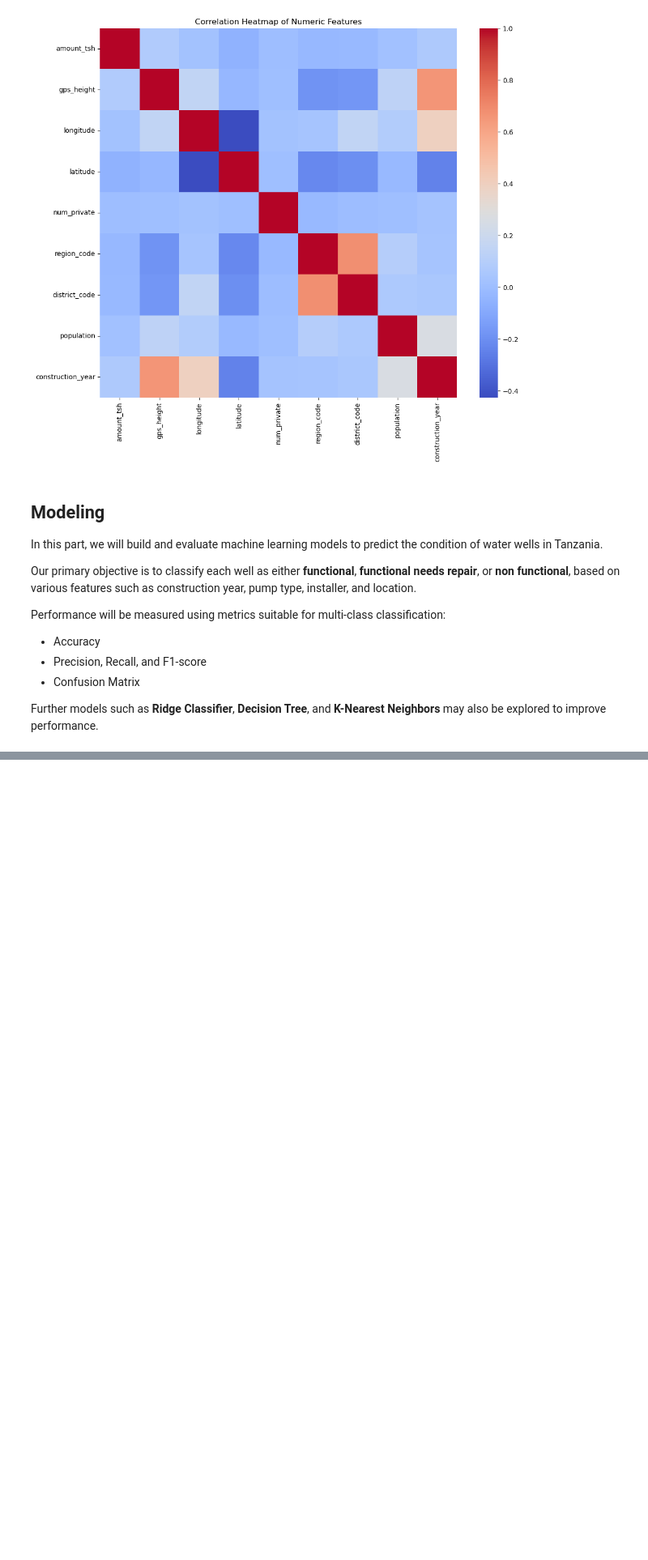
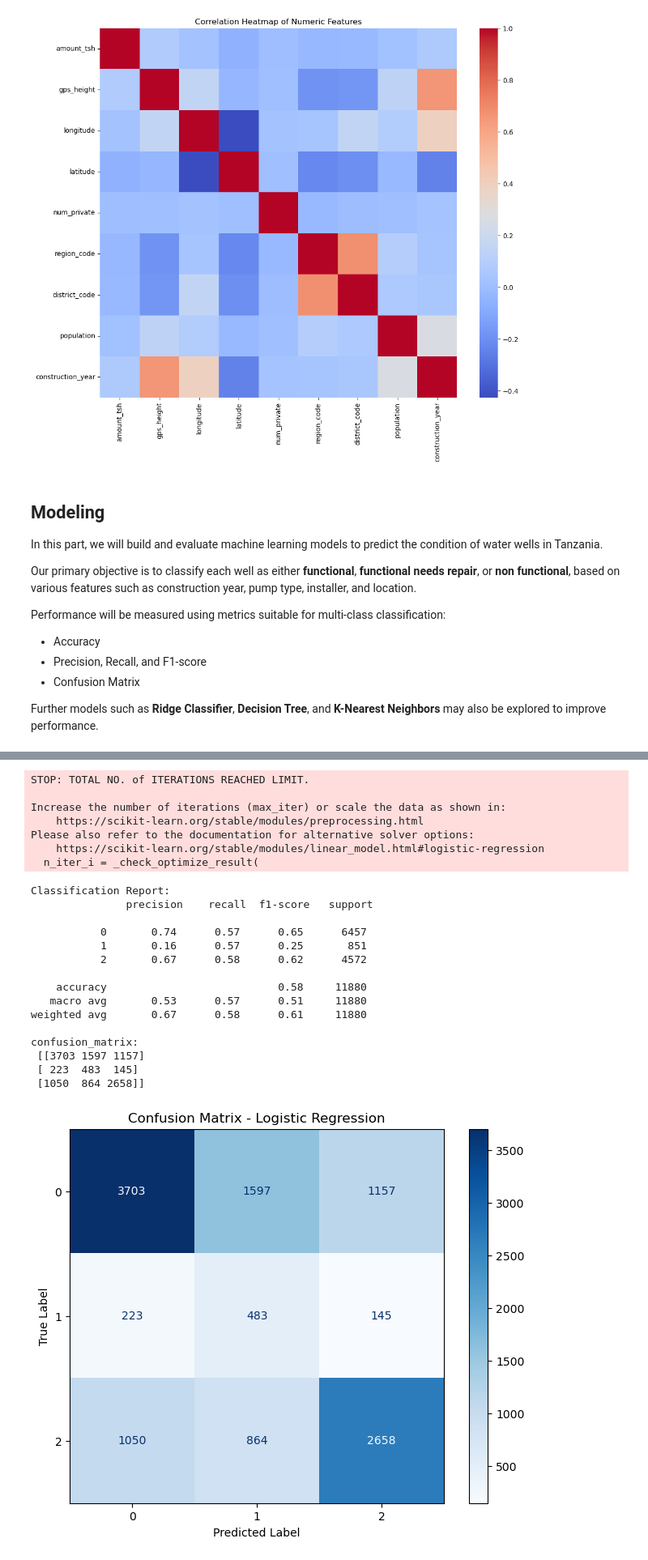
Before and after one commit to leejay-glitch/tanzania-water-well-prediction, a Jupyter notebook: notebook/tanzania_water_well.ipynb, the cells around one changed output, grey strips where cells are left out. Shown: that part at 81% size. Cells and saved outputs as stored; diff of their text form; code cells hidden in the pictures; blank space fills up the shorter version.

Commit message:
different models

```diff
--- a/notebook/tanzania_water_well.ipynb
+++ b/notebook/tanzania_water_well.ipynb
@@ -289,0 +304,46 @@ weighted avg       0.64      0.68      0.65     11880
+# %%
+# Train the model adding class balancing
+logreg = LogisticRegression(max_iter=1000, class_weight='balanced', random_state=42)
+logreg.fit(X_train, y_train)
+
+# Predict
+y_pred = logreg.predict(X_test)
+
+# Evaluation
+print("Classification Report:\n", classification_report(y_test, y_pred))
+print("confusion_matrix:\n", confusion_matrix(y_test, y_pred))
+
+# Confusion Matrix
+conf_matrix = confusion_matrix(y_test, y_pred)
+
+disp = ConfusionMatrixDisplay(confusion_matrix=conf_matrix)
+fig, ax = plt.subplots(figsize=(8, 6))
+disp.plot(ax=ax, cmap='Blues', colorbar=True)
+plt.title("Confusion Matrix - Logistic Regression")
+plt.xlabel("Predicted Label")
+plt.ylabel("True Label")
+plt.show()
+# %% [output]
+STOP: TOTAL NO. of ITERATIONS REACHED LIMIT.
+
+Increase the number of iterations (max_iter) or scale the data as shown in:
+    https://scikit-learn.org/stable/modules/preprocessing.html
+Please also refer to the documentation for alternative solver options:
+    https://scikit-learn.org/stable/modules/linear_model.html#logistic-regression
+  n_iter_i = _check_optimize_result(
+Classification Report:
+               precision    recall  f1-score   support
+
+           0       0.74      0.57      0.65      6457
+           1       0.16      0.57      0.25       851
+           2       0.67      0.58      0.62      4572
+
+    accuracy                           0.58     11880
+   macro avg       0.53      0.57      0.51     11880
+weighted avg       0.67      0.58      0.61     11880
+
+confusion_matrix:
+ [[3703 1597 1157]
+ [ 223  483  145]
+ [1050  864 2658]]
+[figure, added]
```
Also changed, not shown: parts of 19 cells of this notebook.
